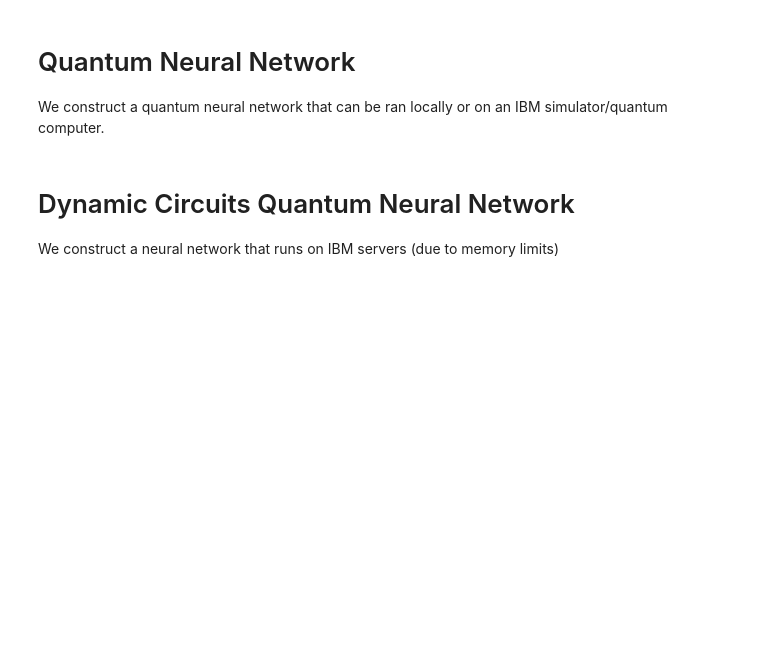
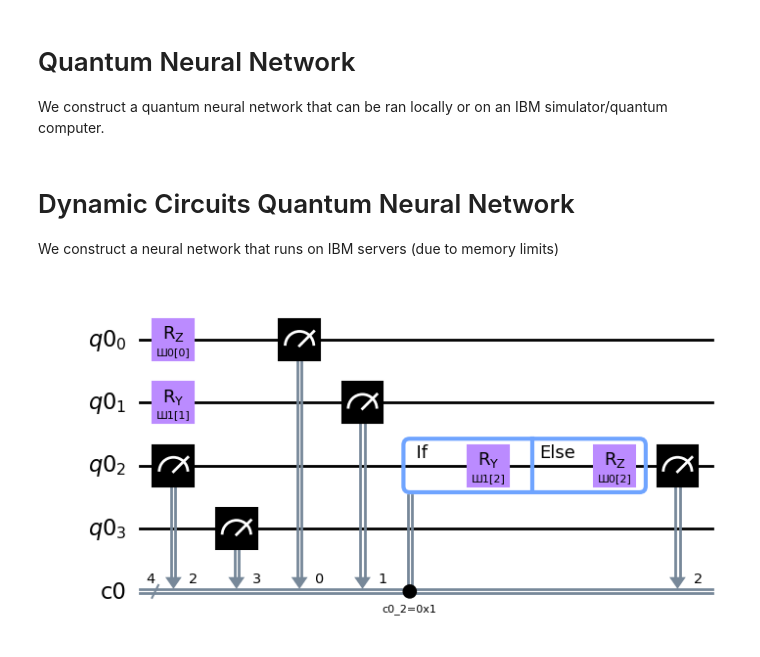
Before and after one commit to Capstone-I/Capstone-I, a Jupyter notebook: Lynch-Work/runner.ipynb, the cells around one changed output. Cells and saved outputs as stored; diff of their text form; code cells hidden in the pictures; blank space fills up the shorter version.

```diff
--- a/Lynch-Work/runner.ipynb
+++ b/Lynch-Work/runner.ipynb
@@ -18,8 +18,8 @@ dataset_name = "cover-type"  # Name of the dataset. Used for the log file. Strin
 skip_effective_dimension = False  # If true, skip the effective dimension graphs for quantum and dynamic circuits
 # Can save time if you are simply interested in collecting accuracy data.
 
-skip_classical = False  # If true, skip the entire classical model parts.
-skip_quantum = False  # If true, skip the entire quantum model parts.
+skip_classical = True  # If true, skip the entire classical model parts.
+skip_quantum = True  # If true, skip the entire quantum model parts.
 skip_dynamic = False
 
 reload_classical = False  # If true, reload classical model from <base>-classical.keras.
@@ -446,46 +526,61 @@ if not skip_quantum and save_comparison_to_file:
 # Dynamic Circuits Quantum Neural Network
 We construct a neural network that runs on IBM servers (due to memory limits)
 # %%
+from typing import List
 import math
 from qiskit.circuit import Parameter
 from qiskit import QuantumRegister, ClassicalRegister
 
 
 # This factory creates a Dynamic Rotation Block quantum circuit of the desired size
 # It works by measuring a given quantum register to a classical bit then running
 # a conditional block based on that measurement.
 # Potential changes include making the conditional blocks input multiple classical bits
 # rather than just one.
-def DynamicFinalRotationBlockFactory(num_qubits: int) -> QuantumCircuit:
-    q_reg = QuantumRegister(num_qubits)
-    c_reg = ClassicalRegister(num_qubits)
+def DynamicFinalRotationBlockFactory(mask_array: List[int]) -> QuantumCircuit:
+    q_reg = QuantumRegister(len(mask_array))
+    c_reg = ClassicalRegister(len(mask_array))
 
     rotation_block_circuit = QuantumCircuit(q_reg, c_reg)
-    for i in range(0, num_qubits, 1):
+    for i in range(0, len(mask_array), 1):
         param0 = Parameter(name=f"Ш0[{i}]")  # Ш0 (sha 0) represents the rotations if the qubit measure to 0.
         param1 = Parameter(name=f"Ш1[{i}]")  # Ш1 (sha 1) represents the rotations if the qubit measure to 1.
+        # The true and false bodies can be replaced by any quantum circuit that uses 1 qubit. Just remember to
+        # adjust your parameters accordingly. Individual gates like RYGate also work.
+        true_body = QuantumCircuit(1)
+        true_body.ry(param1,0)
+        false_body = QuantumCircuit(1)
+        false_body.rz(param0,0)
 
-        # We measure the circuit as if at the end, seeing if we'd get a 1 or 0
-        rotation_block_circuit.measure(q_reg[i], c_reg[i])
+        if mask_array[i] > 1:
+            # We measure the circuit as if at the end, seeing if we'd get a 1 or 0
+            rotation_block_circuit.measure(q_reg[i], c_reg[i])
 
-        # The if test can see if it is a 1 or 0, and lets the model apply a final rotation
-        # to change the results based on its output
-        with rotation_block_circuit.if_test((c_reg[i], 0)) as else_:
-            #rotation_block_circuit.h(i)
-            rotation_block_circuit.ry(param0, i)
-        with else_:
-            #rotation_block_circuit.h(i)
-            rotation_block_circuit.ry(param1, i)
+            # The if-test can see if it is a 1 or 0, and lets the model apply a final rotation
+            # to change the results based on its output
+            with rotation_block_circuit.if_test((c_reg[i], 1)) as else_:
+                #rotation_block_circuit.h(i)
+                rotation_block_circuit.compose(other=true_body, qubits=[i], inplace=True)
+            with else_:
+                #rotation_block_circuit.h(i)
+                rotation_block_circuit.compose(other=false_body, qubits=[i], inplace=True)
+        elif mask_array[i] == 1:
+            rotation_block_circuit.compose(other=true_body, qubits=[i], inplace=True)
+        elif mask_array[i] == 0:
+            rotation_block_circuit.compose(other=false_body, qubits=[i], inplace=True)
+
 
         # We then finally measure the results, as otherwise the sampler cries
         rotation_block_circuit.measure(q_reg[i], c_reg[i])
 
     return rotation_block_circuit
 
 
 # Example of the structure of a dynamic rotation block.
 # It is meant to replace the final rotation block of the ansatz.
-DynamicFinalRotationBlockFactory(4).draw(output="mpl")
+DynamicFinalRotationBlockFactory([0,1,2,-1]).draw(output="mpl")
+# %% [output]
+[figure, added]
 # %%
 # Construct the circuit
 if not skip_dynamic:
```
Also changed, not shown: parts of 19 cells of this notebook, 1 other file.
